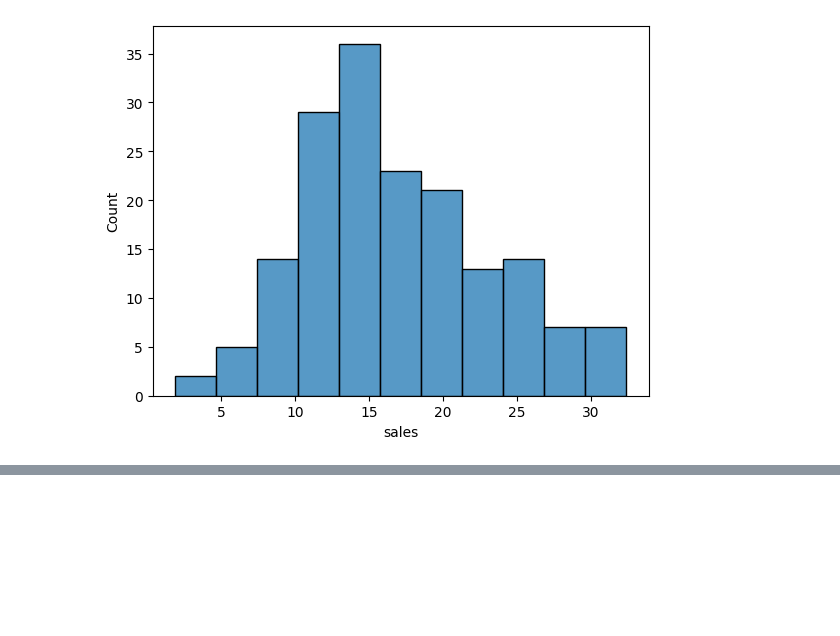
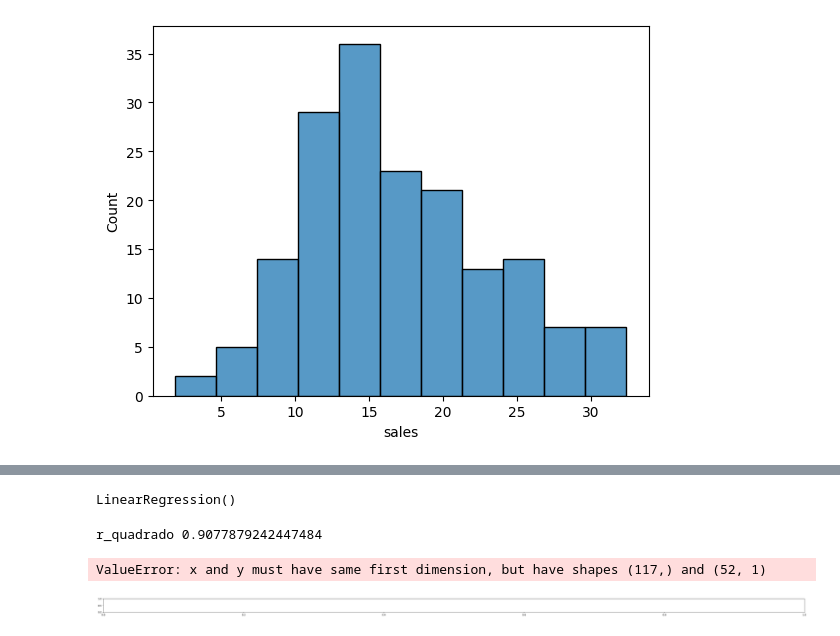
Before and after one commit to DataEtnos/estudos_python, a Jupyter notebook: PROJETO_PRATICO_DNC_4.ipynb, the cells around one changed output, grey strips where cells are left out. Drawn from its saved outputs; the diff is of its cells as text; code cells hidden in the pictures; blank space fills up the shorter version.

```diff
--- a/PROJETO_PRATICO_DNC_4.ipynb
+++ b/PROJETO_PRATICO_DNC_4.ipynb
@@ -86,0 +123,2 @@ sns.histplot(base["sales"])
+# %%
+x_train, x_test, y_train,y_test =  train_test_split(x,y,train_size=0.7 , test_size = 0.3,random_state =100)
@@ -86,0 +135,8 @@ sns.histplot(base["sales"])
+# %%
+lm = LinearRegression()
+# %%
+lm.fit(x_train, y_train)
+# %% [output]
+LinearRegression()
+# %%
+y_pred =  lm.predict(x_test)
@@ -86,0 +145,16 @@ sns.histplot(base["sales"])
+# %%
+print("r_quadrado",r)
+# %% [output]
+r_quadrado 0.9077879242447484
+# %%
+
+#importanto grafico para avaliar teste e treino de regressão linear
+c = [i for i in range(1,118,1)]
+fig = plt.figure(figsize=(52,1))
+plt.plot(c, y_test,color = "blue")
+plt.plot(c , y_pred, color="red")
+plt.xlabel("Index")
+plt.ylabel("sales")
+# %% [output]
+ValueError: x and y must have same first dimension, but have shapes (117,) and (52, 1)
+[figure, added]
```
Also changed, not shown: parts of 13 cells of this notebook.
